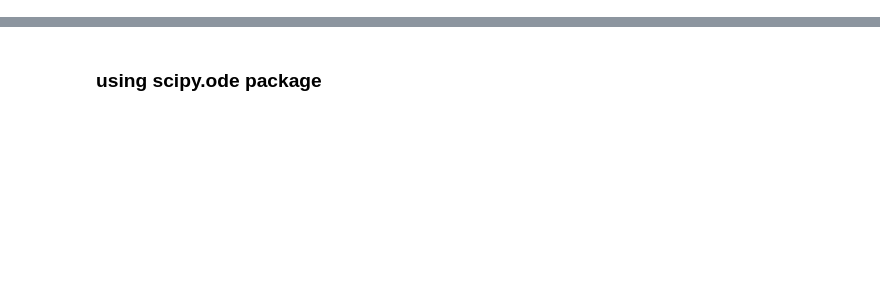
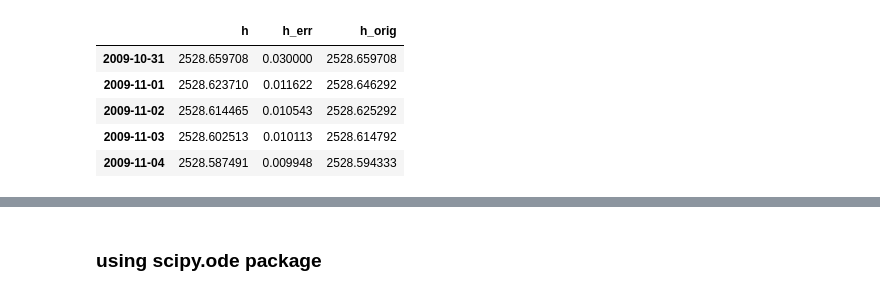
Before and after one commit to yannikbehr/pumahu, a Jupyter notebook: notebook/estimation.ipynb, the cells around one changed output, grey strips where cells are left out. Drawn from its saved outputs; the diff is of its cells as text; code cells hidden in the pictures; blank space fills up the shorter version.

```diff
--- a/notebook/estimation.ipynb
+++ b/notebook/estimation.ipynb
@@ -7,0 +240,46 @@ from sampling import NestedSampling, Uniform, Callback
+# %%
+def get_ll(tstart=None, tend=datetime.datetime.utcnow().strftime("%Y-%m-%d")):
+    # Get lake level
+    # The lake level data is stored with respect to the overflow level of
+    # the lake. Unfortunately, that level has changed over time so to get
+    # the absolute lake level altitude, data from different periods have to
+    # be corrected differently. Also, lake level data has been measured by
+    # different methods requiring several requests.
+    url = "https://fits.geonet.org.nz/observation?siteID={}&typeID=z"
+    names = ['h', 'h_err']
+    ldf = pd.read_csv(url.format('RU001'),
+                      index_col=0, names=names, skiprows=1,
+                      parse_dates=True)
+    ldf1 = pd.read_csv(url.format('RU001A'),
+                       index_col=0, names=names, skiprows=1,
+                       parse_dates=True)
+    ll_df = ldf.combine_first(ldf1)
+    ll_df.loc[ll_df.index < '1997-01-01', 'h'] = 2530. + \
+        ll_df.loc[ll_df.index < '1997-01-01', 'h']
+    ll_df.loc[(ll_df.index > '1997-01-01') & (ll_df.index < '2012-12-31'), 'h'] = 2529.5 + \
+              (ll_df.loc[(ll_df.index > '1997-01-01') & (ll_df.index < '2012-12-31'), 'h'] - 1.3)
+    ll_df.loc[ll_df.index > '2016-01-01', 'h'] = 2529.35 + (ll_df.loc[ll_df.index > '2016-01-01', 'h'] - 2.0)
+
+    if tstart is not None:
+        tstart = max(ll_df.index.min(), pd.Timestamp(tstart))
+    else:
+        tstart = ll_df.index.min()
+    ll_df = ll_df.loc[(ll_df.index >= tstart) & (ll_df.index <= tend)]
+    ll_df = ll_df.groupby(common_date, axis=0).mean()
+    new_dates = pd.date_range(start=tstart, end=tend, freq='D')
+    ll_df = ll_df.reindex(index=new_dates)
+    # Find the first non-NaN entry
+    tstart_min = ll_df.loc[~ll_df['h'].isnull()].index[0]
+    # Ensure the time series starts with a non-NaN value
+    ll_df = ll_df.loc[ll_df.index >= tstart_min]
+    return interpolate_ll(ll_df)
+
+df3 = get_ll(tstart=df1.index[0], tend=df1.index[-1])
+df3.head()
+# %% [output]
+|  | h | h_err | h_orig |
+| 2009-10-31 | 2528.659708 | 0.030000 | 2528.659708 |
+| 2009-11-01 | 2528.623710 | 0.011622 | 2528.646292 |
+| 2009-11-02 | 2528.614465 | 0.010543 | 2528.625292 |
+| 2009-11-03 | 2528.602513 | 0.010113 | 2528.614792 |
+| 2009-11-04 | 2528.587491 | 0.009948 | 2528.594333 |
```
Also changed, not shown: parts of 57 cells of this notebook.
